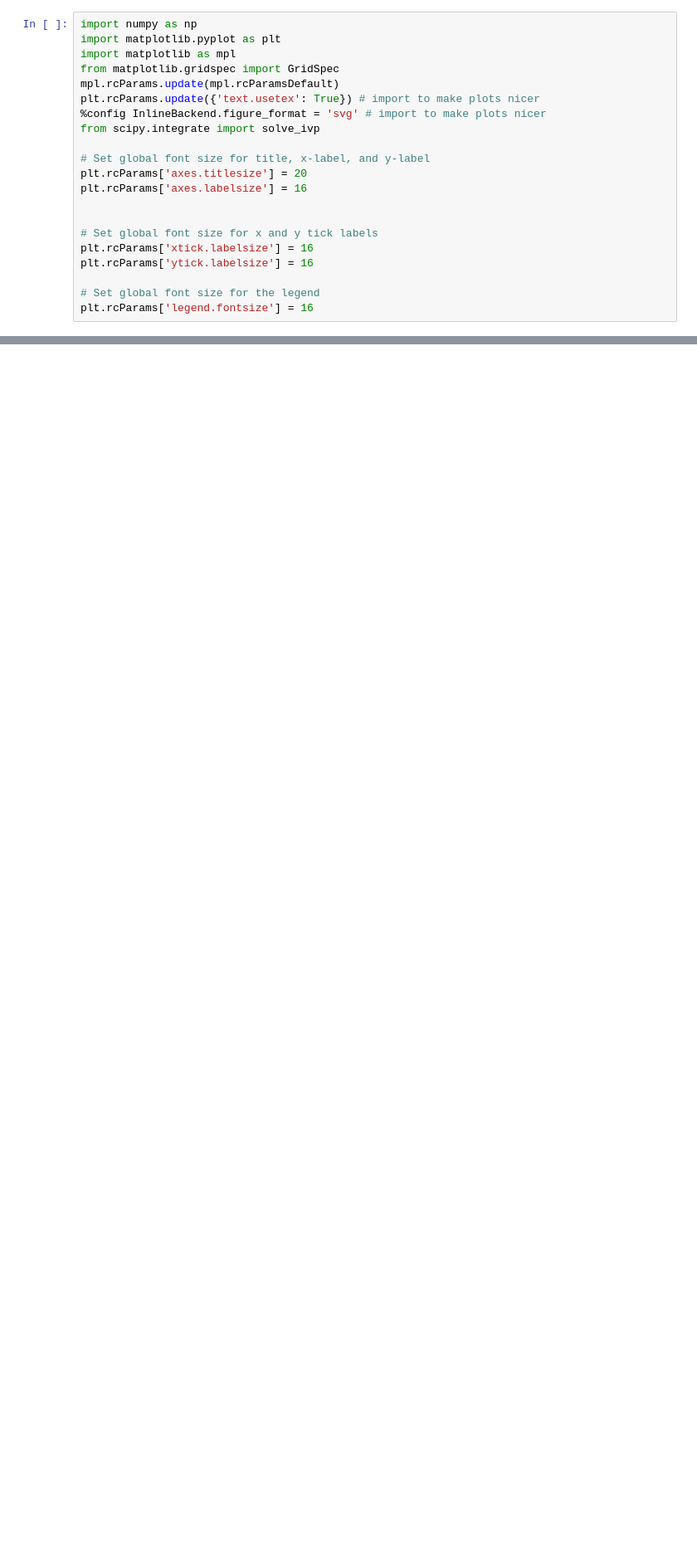
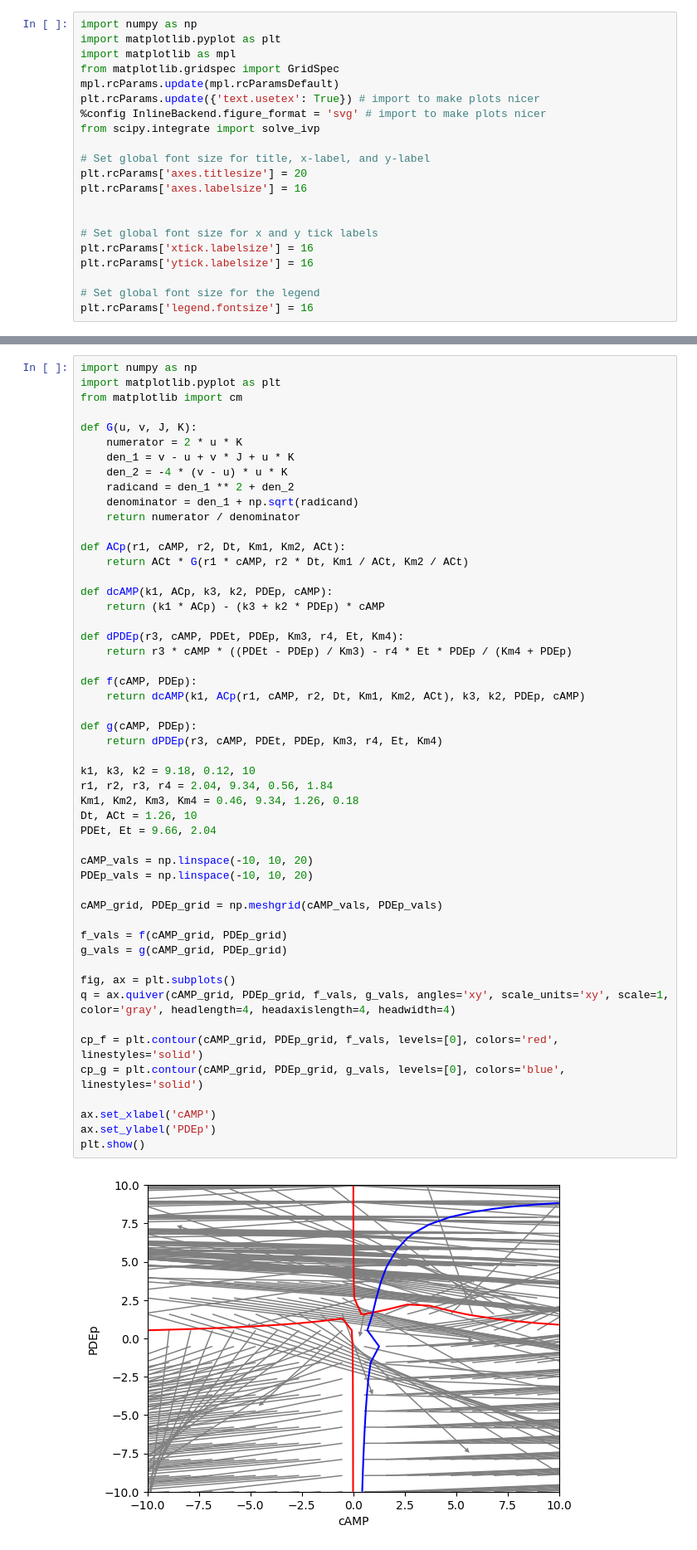
Before and after one commit to Cerlog/RUC-Bachelor-Project, a Jupyter notebook: Our Model/2D_Goldbetter.ipynb, the cells around one changed output, grey strips where cells are left out. Shown at 83% size. Drawn from its saved outputs; the diff is of its cells as text; blank space fills up the shorter version.

```diff
--- a/Our Model/2D_Goldbetter.ipynb
+++ b/Our Model/2D_Goldbetter.ipynb
@@ -127,0 +246,53 @@ plt.show()
+# %%
+import numpy as np
+import matplotlib.pyplot as plt
+from matplotlib import cm
+
+def G(u, v, J, K):
+    numerator = 2 * u * K
+    den_1 = v - u + v * J + u * K
+    den_2 = -4 * (v - u) * u * K
+    radicand = den_1 ** 2 + den_2
+    denominator = den_1 + np.sqrt(radicand)
+    return numerator / denominator
+
+def ACp(r1, cAMP, r2, Dt, Km1, Km2, ACt):
+    return ACt * G(r1 * cAMP, r2 * Dt, Km1 / ACt, Km2 / ACt)
+
+def dcAMP(k1, ACp, k3, k2, PDEp, cAMP):
+    return (k1 * ACp) - (k3 + k2 * PDEp) * cAMP
+
+def dPDEp(r3, cAMP, PDEt, PDEp, Km3, r4, Et, Km4):
+    return r3 * cAMP * ((PDEt - PDEp) / Km3) - r4 * Et * PDEp / (Km4 + PDEp)
+
+def f(cAMP, PDEp):
+    return dcAMP(k1, ACp(r1, cAMP, r2, Dt, Km1, Km2, ACt), k3, k2, PDEp, cAMP)
+
+def g(cAMP, PDEp):
+    return dPDEp(r3, cAMP, PDEt, PDEp, Km3, r4, Et, Km4)
+
+k1, k3, k2 = 9.18, 0.12, 10
+r1, r2, r3, r4 = 2.04, 9.34, 0.56, 1.84
+Km1, Km2, Km3, Km4 = 0.46, 9.34, 1.26, 0.18
+Dt, ACt = 1.26, 10
+PDEt, Et = 9.66, 2.04
+
+cAMP_vals = np.linspace(-10, 10, 20)
+PDEp_vals = np.linspace(-10, 10, 20)
+
+cAMP_grid, PDEp_grid = np.meshgrid(cAMP_vals, PDEp_vals)
+
+f_vals = f(cAMP_grid, PDEp_grid)
+g_vals = g(cAMP_grid, PDEp_grid)
+
+fig, ax = plt.subplots()
+q = ax.quiver(cAMP_grid, PDEp_grid, f_vals, g_vals, angles='xy', scale_units='xy', scale=1, color='gray', headlength=4, headaxislength=4, headwidth=4)
+
+cp_f = plt.contour(cAMP_grid, PDEp_grid, f_vals, levels=[0], colors='red', linestyles='solid')
+cp_g = plt.contour(cAMP_grid, PDEp_grid, g_vals, levels=[0], colors='blue', linestyles='solid')
+
+ax.set_xlabel('cAMP')
+ax.set_ylabel('PDEp')
+plt.show()
+# %% [output]
+[figure, added]
```
Also changed, not shown: parts of 4 cells of this notebook, 8 other files.
